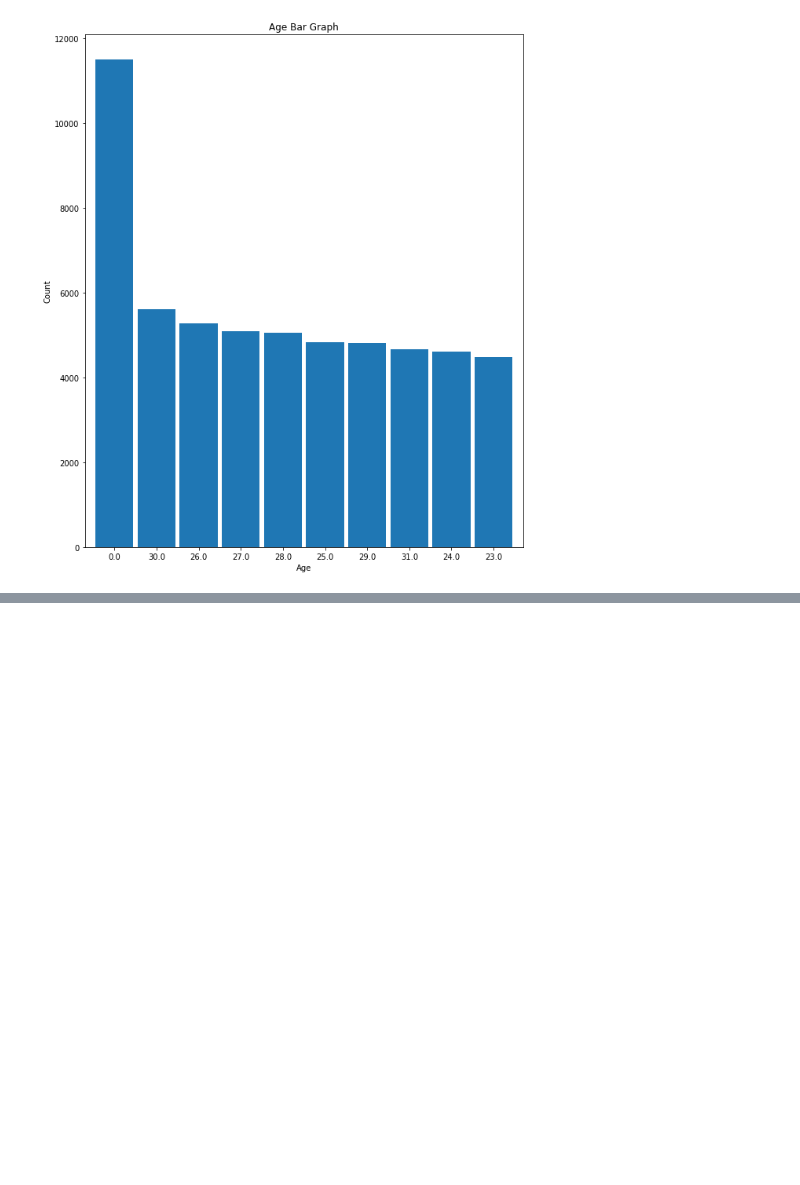
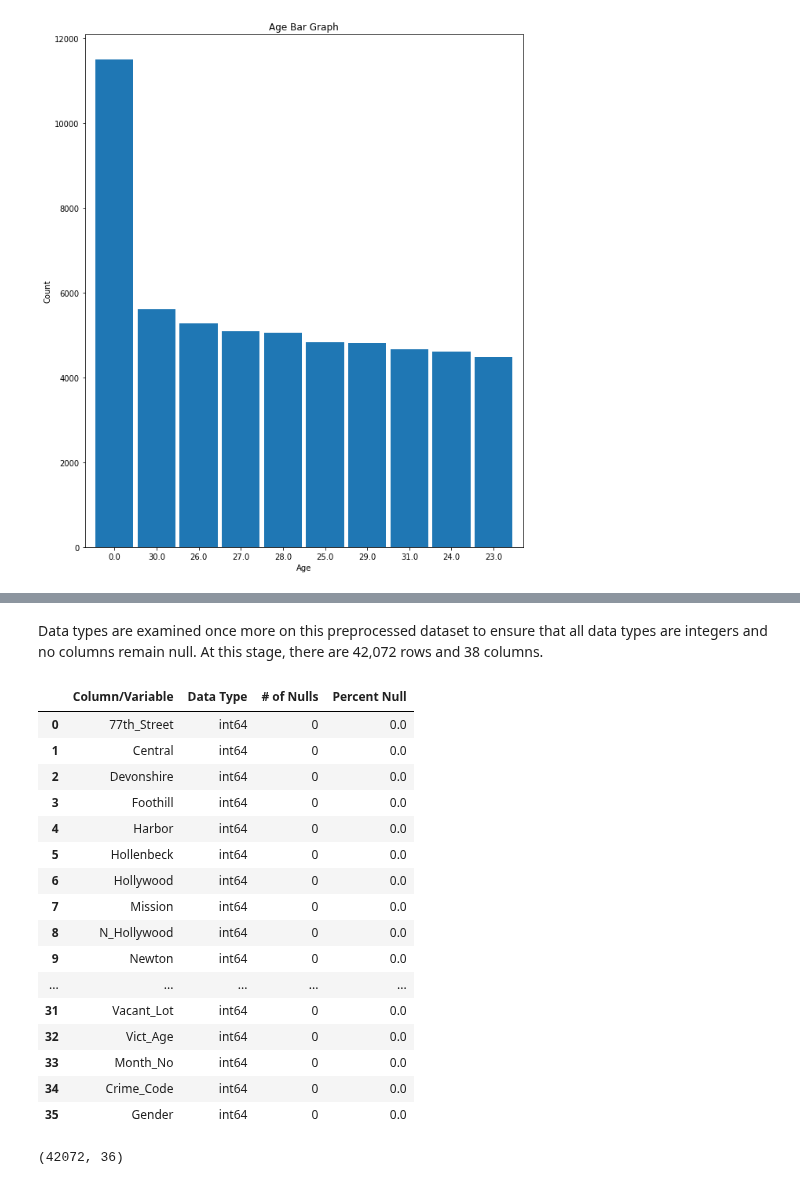
Before and after one commit to MSADS-Capstone/navigating_crime, a Jupyter notebook: Code Library/Main_Notebook.ipynb, the cells around one changed output, grey strips where cells are left out. Drawn from its saved outputs; the diff is of its cells as text; code cells hidden in the pictures; blank space fills up the shorter version.

```diff
--- a/Code Library/Main_Notebook.ipynb
+++ b/Code Library/Main_Notebook.ipynb
@@ -452,0 +662,24 @@ plt.savefig(eda_image_path + '/age_bargraph.png', bbox_inches = 'tight')
+# %%
+# narrow down victim sex column to three categories (M, F, X=Unknown). Currently,
+# there are four, with "H" presented. "H" is re-categorized to "X" since it is not
+# in the data dictionary, and thus, remains unknown.
+df['Victim_Sex'] = df['Vict_Sex'].map({'F':'F', 'H':'X', 'M':'M', 'X':'X'})
+df['Gender'] = df['Victim_Sex'].map({'F':1, 'M':2, 'X':3})
+
+# reclassify letters in victim description back to full race description from
+# data dictionary nomenclature and add as new column; this will be helpful for
+# additional EDA post pre-processing.
+df['Victim_Desc'] = df['Vict_Descent'].map({'A':'Other Asian', 'B':'Black', 'C':
+                                         'Chinese', 'D': 'Cambodian', 'F':
+                                         'Filipino', 'G': 'Guamanian', 'H':
+                                         'Hispanic/Latin/Mexican', 'I':
+                                         'American Indian/Alaskan Native', 'J':
+                                         'Japanese', 'K': 'Korean', 'L': 'Laotian',
+                                         'O': 'Other', 'P': 'Pacific Islander',
+                                         'S': 'Samoan', 'U': 'Hawaiian', 'V':
+                                         'Vietnamese', 'W': 'White', 'X': 'Unknown',
+                                         'Z': 'Asian Indian'})
+
+# write out the preliminarily preprocessed df to new .csv file
+df.to_csv('/content/drive/Shareddrives/Capstone - Best Group/Final_Data_20220719'
+         +'/df.csv')
@@ -452,0 +853,29 @@ plt.savefig(eda_image_path + '/age_bargraph.png', bbox_inches = 'tight')
+# %% [markdown]
+Data types are examined once more on this preprocessed dataset to ensure that all data types are integers and no columns remain null. At this stage, there are 42,072 rows and 38 columns.
+# %%
+# run the python file for checking data types again
+# this time, for the development set
+data_types(df_prep)
+# %% [output]
+|  | Column/Variable | Data Type | # of Nulls | Percent Null |
+| 0 | 77th_Street | int64 | 0 | 0.0 |
+| 1 | Central | int64 | 0 | 0.0 |
+| 2 | Devonshire | int64 | 0 | 0.0 |
+| 3 | Foothill | int64 | 0 | 0.0 |
+| 4 | Harbor | int64 | 0 | 0.0 |
+| 5 | Hollenbeck | int64 | 0 | 0.0 |
+| 6 | Hollywood | int64 | 0 | 0.0 |
+| 7 | Mission | int64 | 0 | 0.0 |
+| 8 | N_Hollywood | int64 | 0 | 0.0 |
+| 9 | Newton | int64 | 0 | 0.0 |
+| ... | ... | ... | ... | ... |
+| 31 | Vacant_Lot | int64 | 0 | 0.0 |
+| 32 | Vict_Age | int64 | 0 | 0.0 |
+| 33 | Month_No | int64 | 0 | 0.0 |
+| 34 | Crime_Code | int64 | 0 | 0.0 |
+| 35 | Gender | int64 | 0 | 0.0 |
+# %%
+df_prep = df_prep.copy()
+df_prep.shape
+# %% [output]
+(42072, 36)
```
Also changed, not shown: parts of 28 cells of this notebook, 1 other file.
